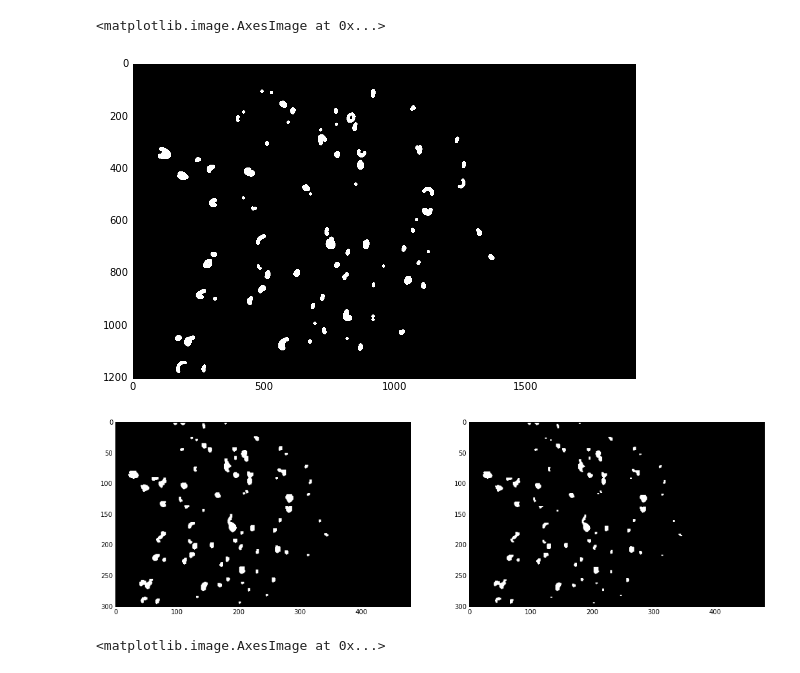
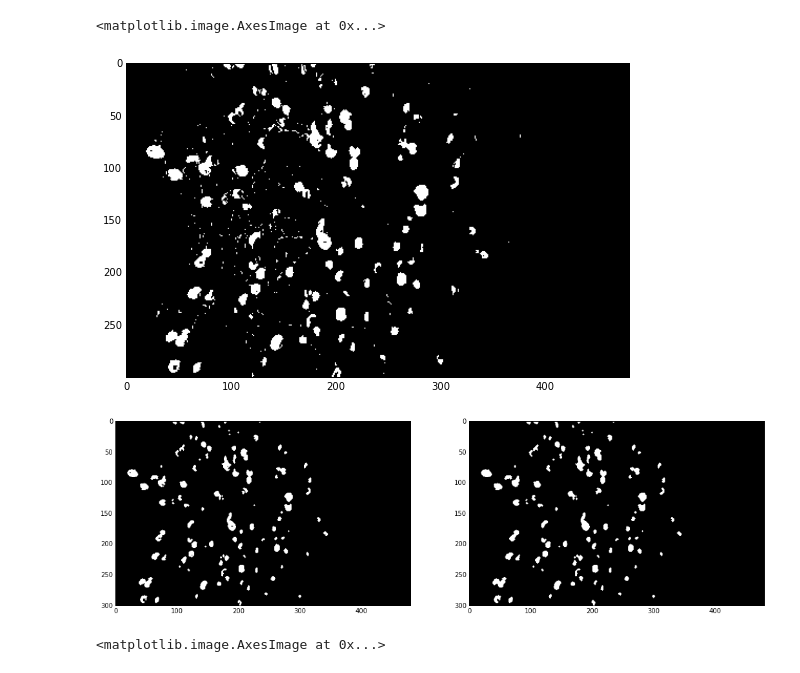
Before and after one commit to versatran01/Galt, a Jupyter notebook: detection/notebook/fix_image.ipynb, the cells around one changed output. Drawn from its saved outputs; the diff is of its cells as text; code cells hidden in the pictures.

```diff
--- a/detection/notebook/fix_image.ipynb
+++ b/detection/notebook/fix_image.ipynb
@@ -12,33 +12,32 @@ import cv2
 # %%
 fig = plt.figure(figsize=(9, 9))
 im_bw = cv2.imread('../data/frame0002_bw.png', cv2.IMREAD_GRAYSCALE)
 im_pos = cv2.imread('../data/frame0002_positive.png', cv2.IMREAD_GRAYSCALE)
-plt.imshow(im_pos, cmap=plt.cm.gray)
+plt.imshow(im_bw, cmap=plt.cm.gray)
 # %% [output]
 <matplotlib.image.AxesImage at 0x...>
-[figure, old version]
+[figure, new version]
 # %%
 fig = plt.figure(figsize=(18, 9))
 
 n = 3
 kernel_square = np.ones((n, n), np.uint8)
 kernel_ellipse = cv2.getStructuringElement(cv2.MORPH_ELLIPSE, (n, n))
-bw_open = cv2.morphologyEx(im_bw, cv2.MORPH_OPEN, kernel_test)
+bw_open = cv2.morphologyEx(im_bw, cv2.MORPH_OPEN, kernel_ellipse)
+
+bw_close = cv2.morphologyEx(bw_open, cv2.MORPH_CLOSE, kernel_ellipse)
 
 ax = fig.add_subplot(121)
 ax.imshow(bw_open, cmap=plt.cm.gray)
 
-# Maybe do another erosion to split connected blobs?
-kernal_ellipse = cv2.getStructuringElement(cv2.MORPH_ELLIPSE, (1, 1))
-bw_erosion = cv2.erode(bw_open, k, iterations=1)
 
 ax = fig.add_subplot(122)
-plt.imshow(bw_erosion, cmap=plt.cm.gray)
+plt.imshow(bw_close, cmap=plt.cm.gray)
 
 # For now we use bw_open
 bw = bw_open
 # %% [output]
-[figure, old version]
+[figure, new version]
 # %%
 # Find contours
 # Make a copy of bw because findCountours modifies input
```
Also changed, not shown: 5 other files.
